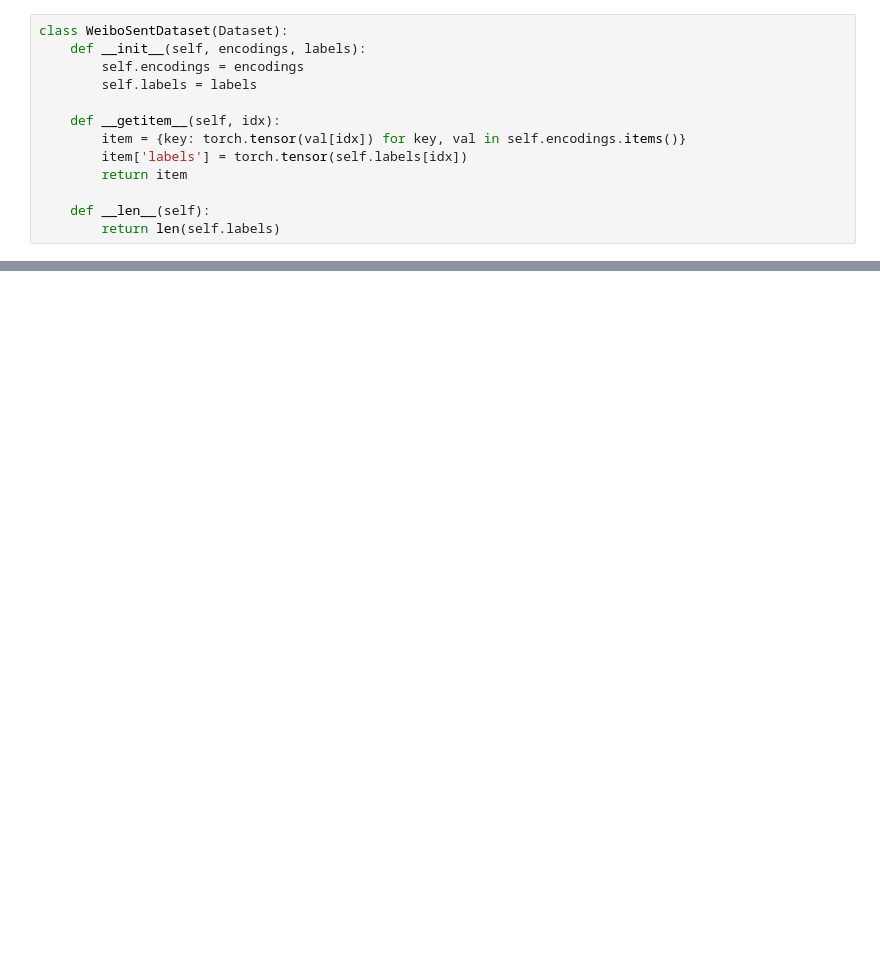
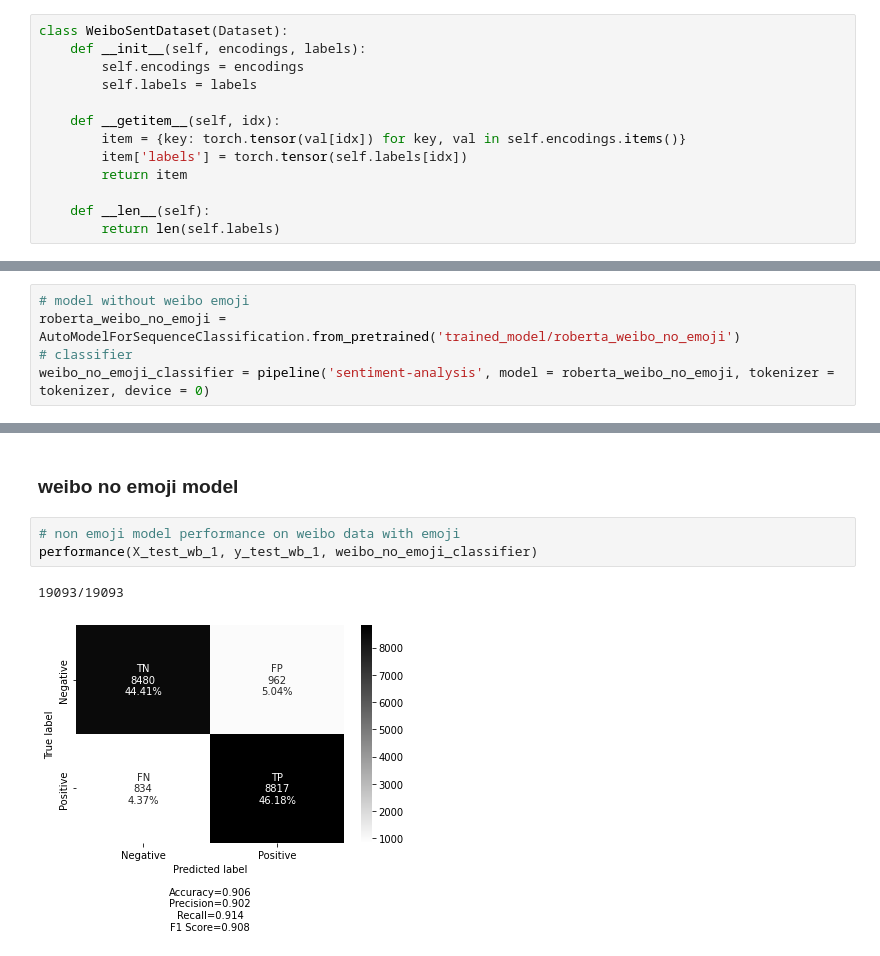
Before and after one commit to DS-GA-1012-Final-Project-Group-12/Emoji-Based-Chinese-Sentiment-Analysis, a Jupyter notebook: fine_tuning_roberta.ipynb, the cells around one changed output, grey strips where cells are left out. Drawn from its saved outputs; the diff is of its cells as text; blank space fills up the shorter version.

```diff
--- a/fine_tuning_roberta.ipynb
+++ b/fine_tuning_roberta.ipynb
@@ -278,0 +328,5 @@ performance(X_test_2_filtered, y_test_2_filtered, classifier)
+# %%
+# model without weibo emoji
+roberta_weibo_no_emoji = AutoModelForSequenceClassification.from_pretrained('trained_model/roberta_weibo_no_emoji')
+# classifier
+weibo_no_emoji_classifier = pipeline('sentiment-analysis', model = roberta_weibo_no_emoji, tokenizer = tokenizer, device = 0)
@@ -278,0 +381,8 @@ performance(X_test_2_filtered, y_test_2_filtered, classifier)
+# %% [markdown]
+### weibo no emoji model
+# %%
+# non emoji model performance on weibo data with emoji
+performance(X_test_wb_1, y_test_wb_1, weibo_no_emoji_classifier)
+# %% [output]
+19093/19093
+[figure, added]
```
Also changed, not shown: parts of 80 cells of this notebook, 1 other file.
